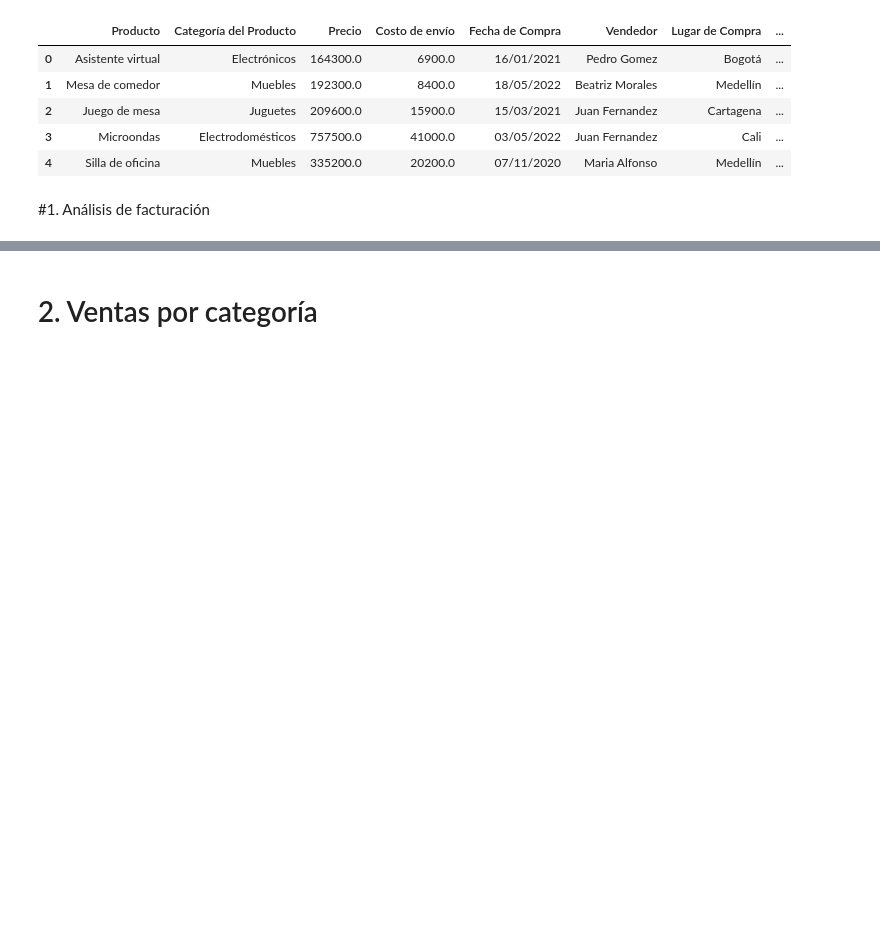
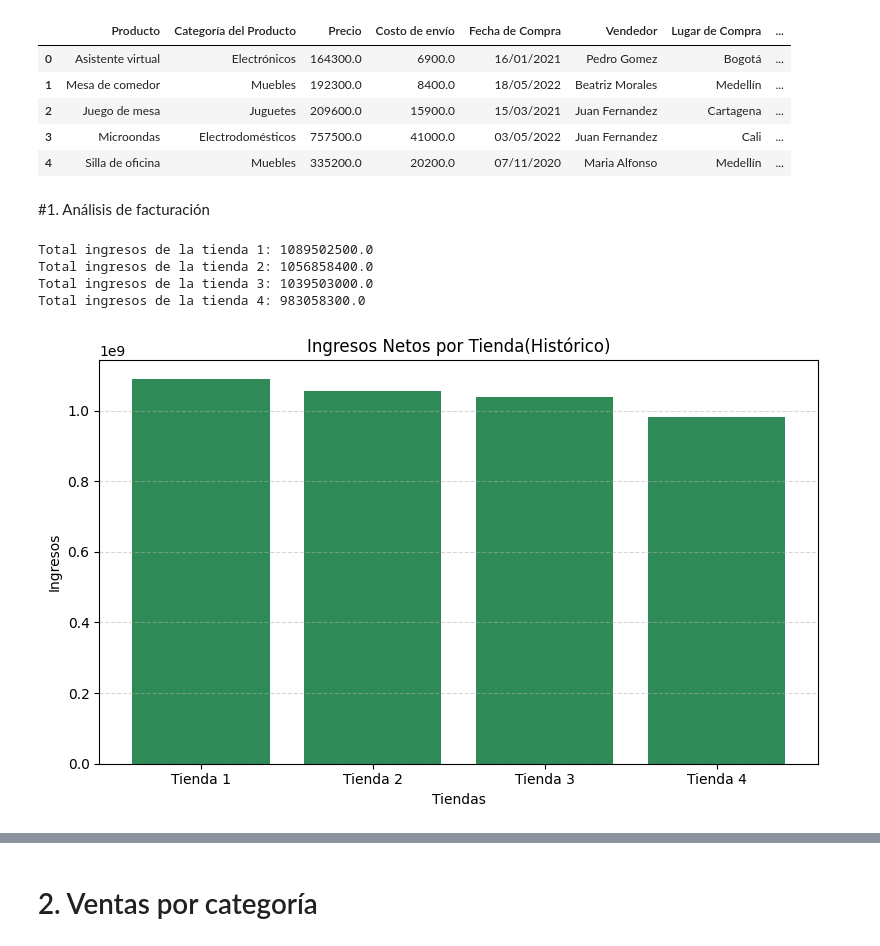
Before and after one commit to marsavil/challenge_1_ONE, a Jupyter notebook: AluraStoreLatam.ipynb, the cells around one changed output, grey strips where cells are left out. Cells and saved outputs as stored; diff of their text form; code cells hidden in the pictures; blank space fills up the shorter version.

Commit message:
facturacion historica y por tienda por año

```diff
--- a/AluraStoreLatam.ipynb
+++ b/AluraStoreLatam.ipynb
@@ -27,0 +30,31 @@ tienda
+# %%
+tienda_1_Ingresos_Netos = tienda['Precio'].sum() - tienda['Costo de envío'].sum()
+tienda_2_Ingresos_Netos = tienda2['Precio'].sum() - tienda2['Costo de envío'].sum()
+tienda_3_Ingresos_Netos = tienda3['Precio'].sum() - tienda3['Costo de envío'].sum()
+tienda_4_Ingresos_Netos = tienda4['Precio'].sum() - tienda4['Costo de envío'].sum()
+
+print(f'Total ingresos de la tienda 1: {tienda_1_Ingresos_Netos}')
+print(f'Total ingresos de la tienda 2: {tienda_2_Ingresos_Netos}')
+print(f'Total ingresos de la tienda 3: {tienda_3_Ingresos_Netos}')
+print(f'Total ingresos de la tienda 4: {tienda_4_Ingresos_Netos}')
+# %% [output]
+Total ingresos de la tienda 1: 1089502500.0
+Total ingresos de la tienda 2: 1056858400.0
+Total ingresos de la tienda 3: 1039503000.0
+Total ingresos de la tienda 4: 983058300.0
+# %%
+import matplotlib.pyplot as plt
+
+tiendas = ['Tienda 1', 'Tienda 2', 'Tienda 3', 'Tienda 4']
+ingresos = [tienda_1_Ingresos_Netos, tienda_2_Ingresos_Netos, tienda_3_Ingresos_Netos, tienda_4_Ingresos_Netos]
+
+plt.figure(figsize=(8,5))
+plt.bar(tiendas, ingresos, color='seagreen')
+plt.title('Ingresos Netos por Tienda(Histórico)')
+plt.ylabel('Ingresos')
+plt.xlabel('Tiendas')
+plt.grid(axis='y', linestyle='--', alpha=0.5)
+plt.tight_layout()
+plt.show()
+# %% [output]
+[figure, added]
```
Also changed, not shown: parts of 10 cells of this notebook.
